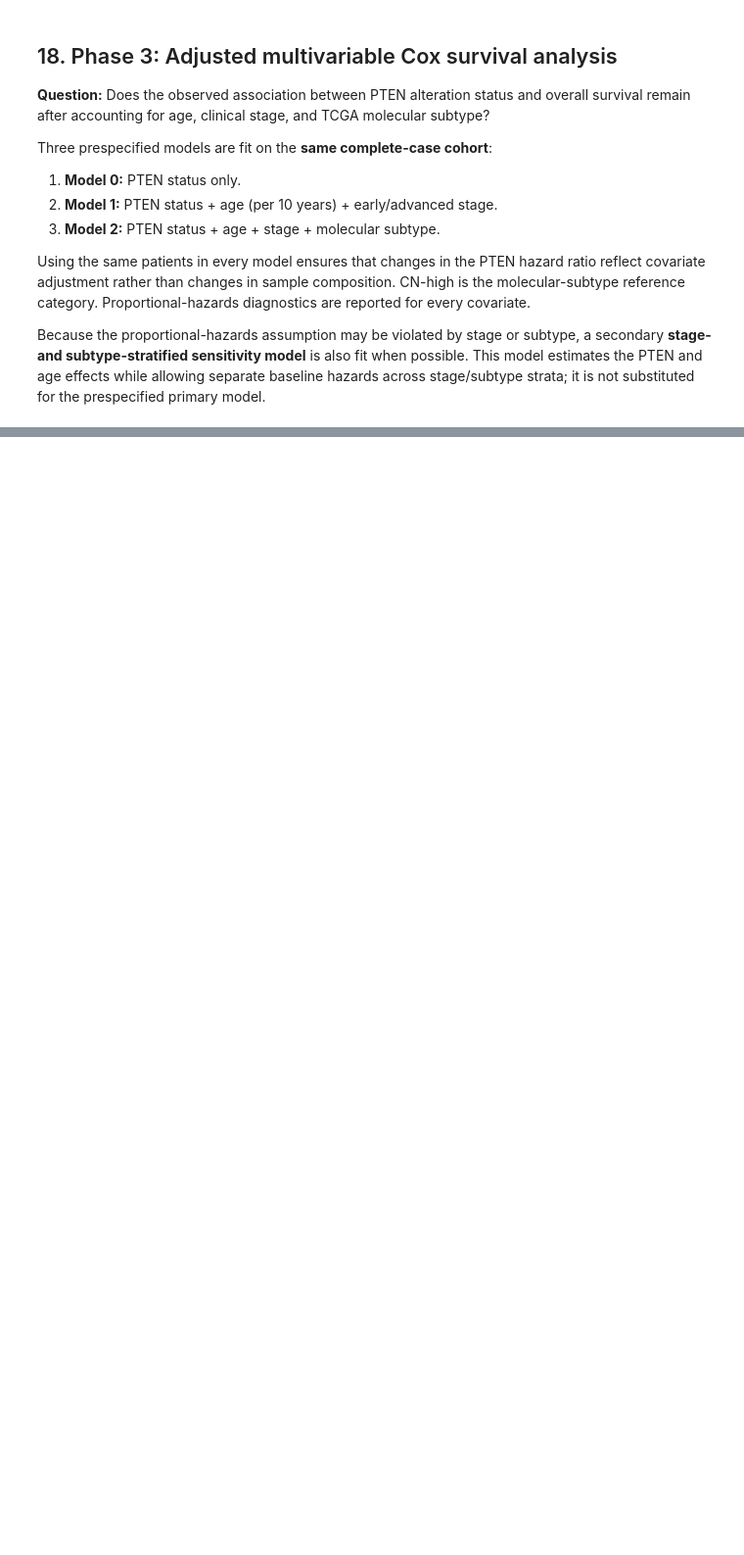
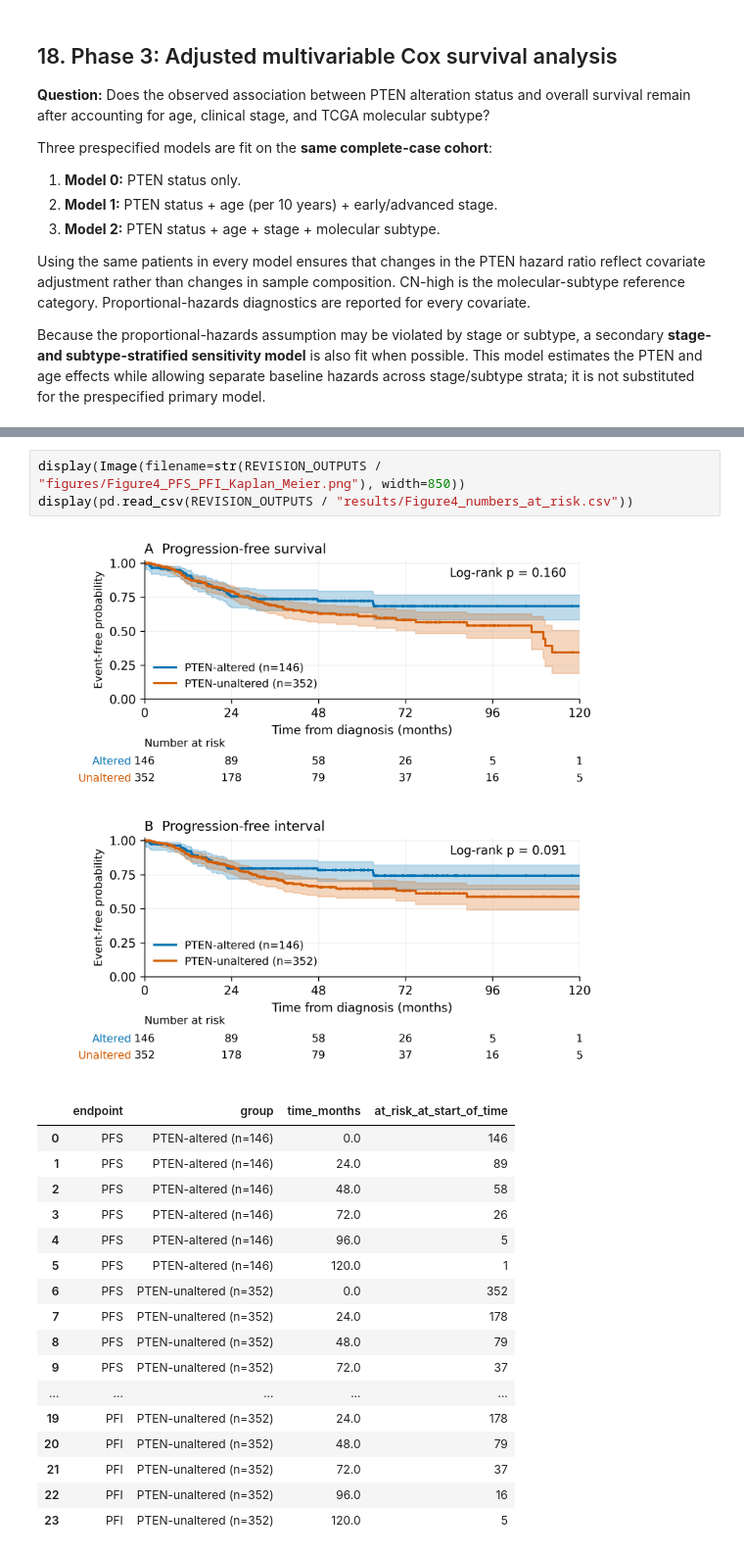
Before and after one commit to amoguskid/PTEN-UCEC-survival-analysis, a Jupyter notebook: PTEN_UCEC_OCSEF_master_notebook.ipynb, the cells around one changed output, grey strips where cells are left out. Shown at 98% size. Cells and saved outputs as stored; diff of their text form; blank space fills up the shorter version.

```diff
--- a/PTEN_UCEC_OCSEF_master_notebook.ipynb
+++ b/PTEN_UCEC_OCSEF_master_notebook.ipynb
@@ -1780,0 +2018,22 @@ runpy.run_path(PROJECT_ROOT / "ocsef_finalization.py", run_name="__main__")
+# %%
+display(Image(filename=str(REVISION_OUTPUTS / "figures/Figure4_PFS_PFI_Kaplan_Meier.png"), width=850))
+display(pd.read_csv(REVISION_OUTPUTS / "results/Figure4_numbers_at_risk.csv"))
+# %% [output]
+[figure, added]
+|  | endpoint | group | time_months | at_risk_at_start_of_time |
+| 0 | PFS | PTEN-altered (n=146) | 0.0 | 146 |
+| 1 | PFS | PTEN-altered (n=146) | 24.0 | 89 |
+| 2 | PFS | PTEN-altered (n=146) | 48.0 | 58 |
+| 3 | PFS | PTEN-altered (n=146) | 72.0 | 26 |
+| 4 | PFS | PTEN-altered (n=146) | 96.0 | 5 |
+| 5 | PFS | PTEN-altered (n=146) | 120.0 | 1 |
+| 6 | PFS | PTEN-unaltered (n=352) | 0.0 | 352 |
+| 7 | PFS | PTEN-unaltered (n=352) | 24.0 | 178 |
+| 8 | PFS | PTEN-unaltered (n=352) | 48.0 | 79 |
+| 9 | PFS | PTEN-unaltered (n=352) | 72.0 | 37 |
+| ... | ... | ... | ... | ... |
+| 19 | PFI | PTEN-unaltered (n=352) | 24.0 | 178 |
+| 20 | PFI | PTEN-unaltered (n=352) | 48.0 | 79 |
+| 21 | PFI | PTEN-unaltered (n=352) | 72.0 | 37 |
+| 22 | PFI | PTEN-unaltered (n=352) | 96.0 | 16 |
+| 23 | PFI | PTEN-unaltered (n=352) | 120.0 | 5 |
```
Also changed, not shown: parts of 27 cells of this notebook, 39 other files.
